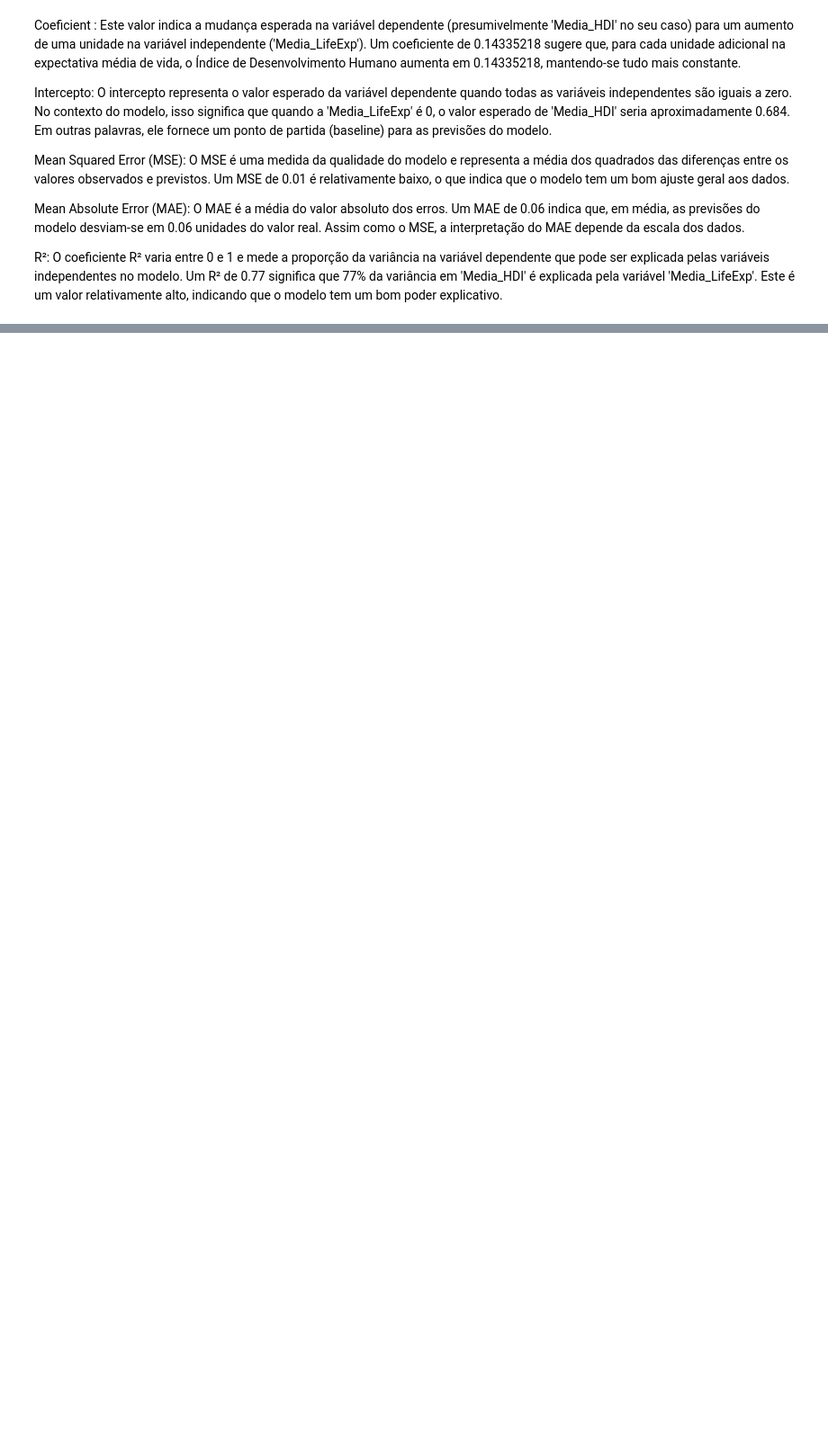
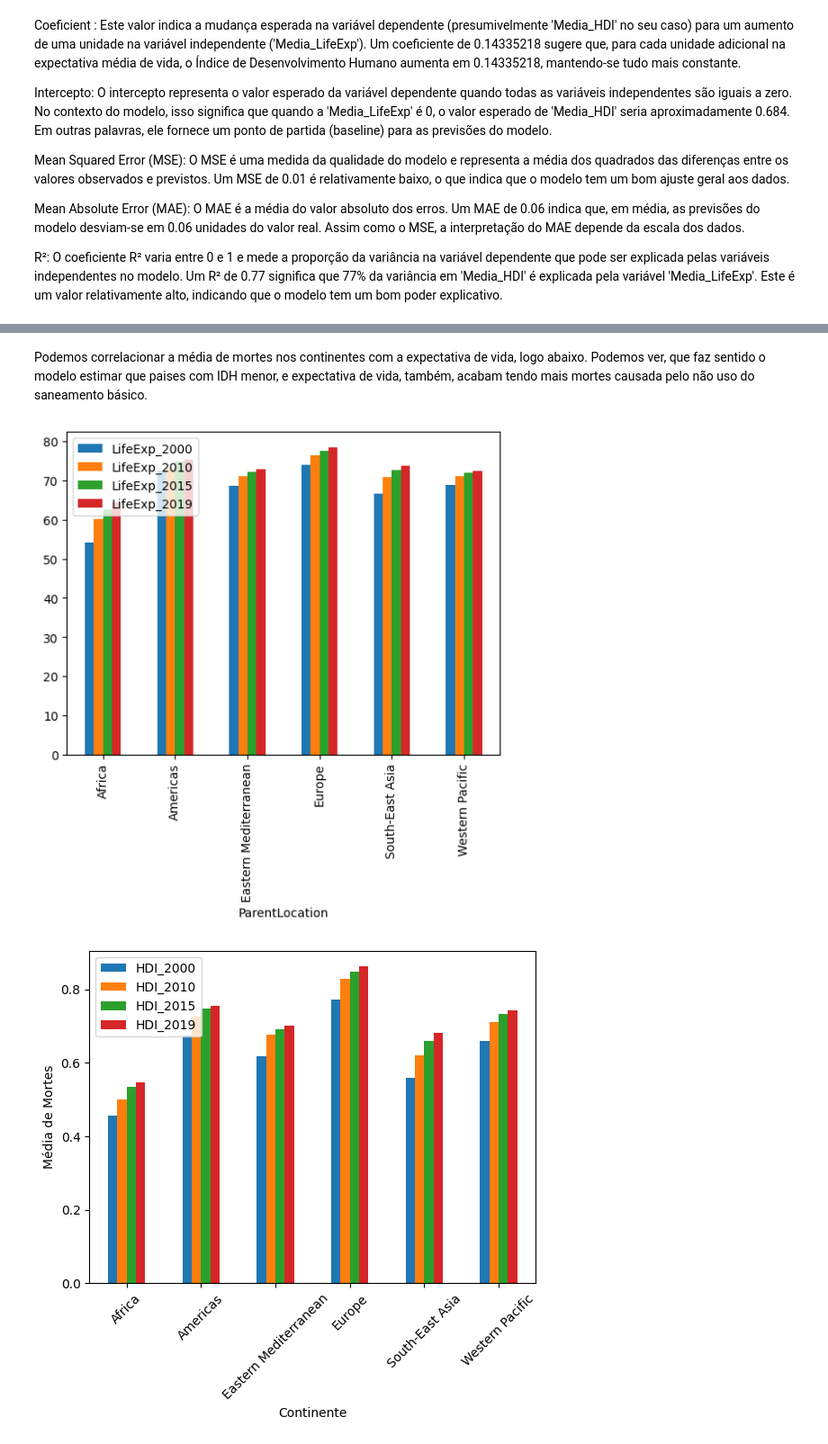
Before and after one commit to marcelomrad/Trabalho_Final_ICD, a Jupyter notebook: saneamento_básico_1.ipynb, the cells around one changed output, grey strips where cells are left out. Shown: that part at 90% size. Saved outputs shown, nothing was run; the diff lists cells and outputs as text; code cells hidden in the pictures; blank space fills up the shorter version.

```diff
--- a/saneamento_básico_1.ipynb
+++ b/saneamento_básico_1.ipynb
@@ -936,0 +965,20 @@ R²: O coeficiente R² varia entre 0 e 1 e mede a proporção da variância na v
+# %% [markdown]
+Podemos correlacionar a média de mortes nos continentes com a expectativa de vida, logo abaixo. Podemos ver, que faz sentido o modelo estimar que paises com IDH menor, e expectativa de vida, também, acabam tendo mais mortes causada pelo não uso do saneamento básico.
+# %%
+media_lifeExp = merged_df_12.groupby('ParentLocation')[['LifeExp_2000', 'LifeExp_2010', 'LifeExp_2015', 'LifeExp_2019']].mean()
+media_HDI = merged_df_12.groupby('ParentLocation')[['HDI_2000', 'HDI_2010', 'HDI_2015', 'HDI_2019']].mean()
+
+
+# Criando um gráfico de barras
+media_lifeExp.plot(kind='bar')
+media_HDI.plot(kind='bar')
+
+# Configurando o gráfico
+plt.title('')
+plt.xlabel('Continente')
+plt.ylabel('Média de Mortes')
+plt.xticks(rotation=45)
+plt.show()
+# %% [output]
+[figure, added]
+[figure, added]
```
Also changed, not shown: parts of 9 cells of this notebook.
